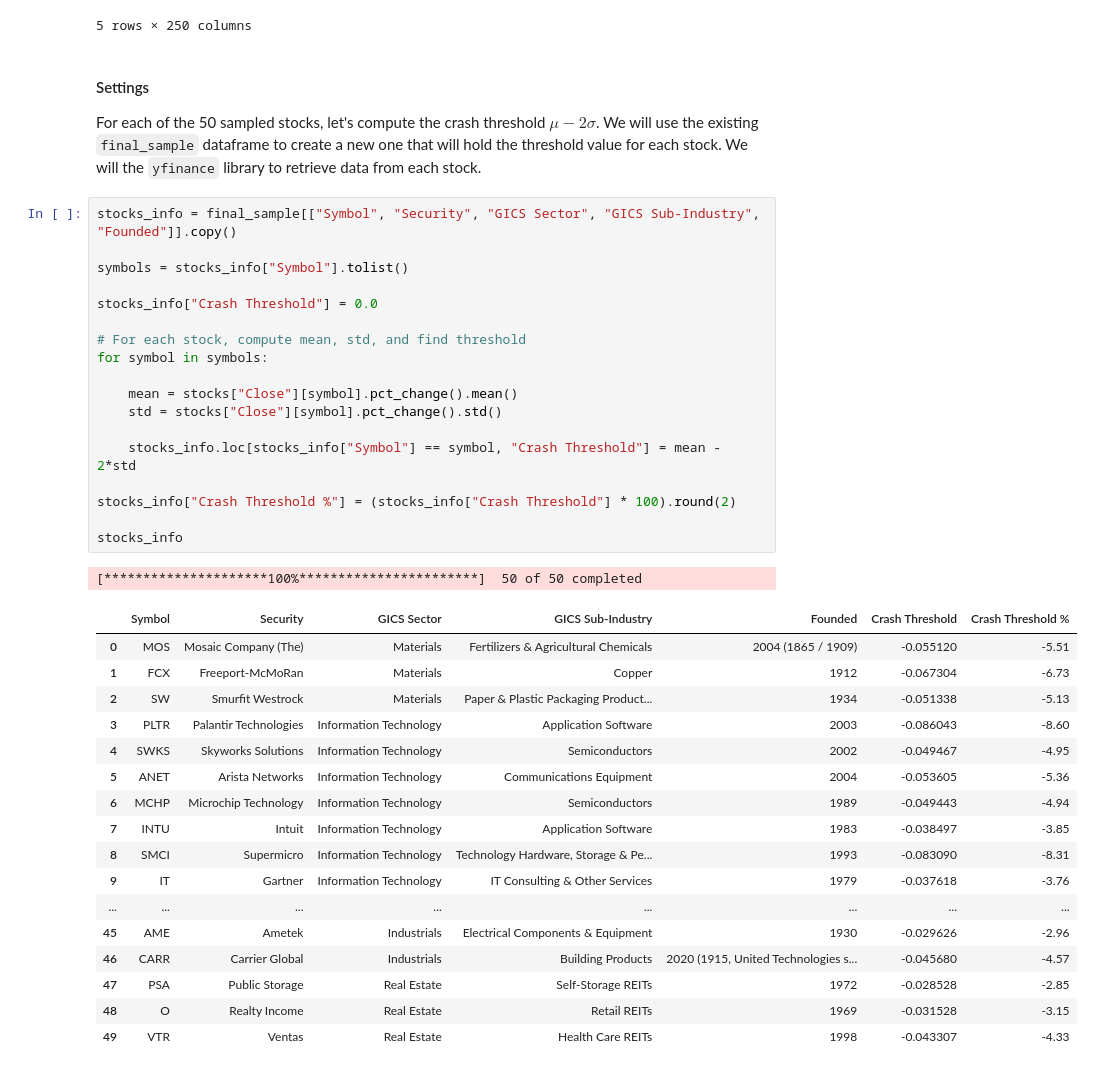
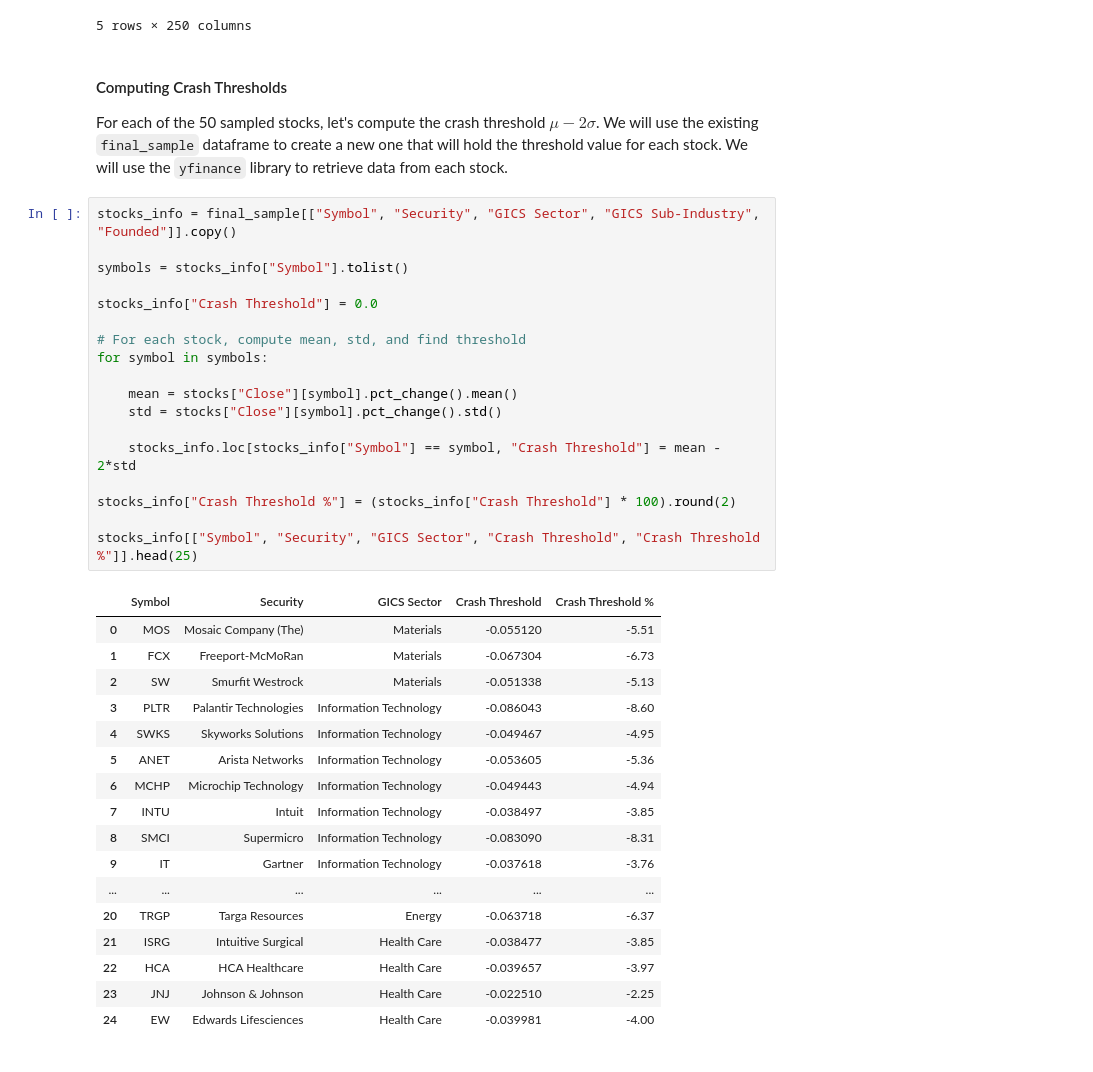
Before and after one commit to yannzg/sp500-rebounds, a Jupyter notebook: analysis.ipynb, the cells around one changed output. Saved outputs shown, nothing was run; the diff lists cells and outputs as text.

```diff
--- a/analysis.ipynb
+++ b/analysis.ipynb
@@ -341,43 +341,42 @@ stocks.head()
 | 2015-01-08 | 23.097130 | 41.652252 | 56.030865 | 47.784492 | 4.132500 | 23.524286 | 606.000000 | 66.145958 | 350.250000 | NaN | ... | ... |
 5 rows × 250 columns
 # %% [markdown]
-#### Settings
+#### Computing Crash Thresholds
 
-For each of the 50 sampled stocks, let's compute the crash threshold $\mu - 2\sigma$. We will use the existing `final_sample` dataframe to create a new one that will hold the threshold value for each stock. We will the `yfinance` library to retrieve data from each stock.
+For each of the 50 sampled stocks, let's compute the crash threshold $\mu - 2\sigma$. We will use the existing `final_sample` dataframe to create a new one that will hold the threshold value for each stock. We will use the `yfinance` library to retrieve data from each stock.
 # %%
 stocks_info = final_sample[["Symbol", "Security", "GICS Sector", "GICS Sub-Industry", "Founded"]].copy()
 
 symbols = stocks_info["Symbol"].tolist()
 
 stocks_info["Crash Threshold"] = 0.0
 
 # For each stock, compute mean, std, and find threshold
 for symbol in symbols:
 
     mean = stocks["Close"][symbol].pct_change().mean()
     std = stocks["Close"][symbol].pct_change().std()
 
     stocks_info.loc[stocks_info["Symbol"] == symbol, "Crash Threshold"] = mean - 2*std
 
 stocks_info["Crash Threshold %"] = (stocks_info["Crash Threshold"] * 100).round(2)
 
-stocks_info
+stocks_info[["Symbol", "Security", "GICS Sector", "Crash Threshold", "Crash Threshold %"]].head(25)
 # %% [output]
-[*********************100%***********************]  50 of 50 completed
-|  | Symbol | Security | GICS Sector | GICS Sub-Industry | Founded | Crash Threshold | Crash Threshold % |
-| 0 | MOS | Mosaic Company (The) | Materials | Fertilizers & Agricultural Chemicals | 2004 (1865 / 1909) | -0.055120 | -5.51 |
-| 1 | FCX | Freeport-McMoRan | Materials | Copper | 1912 | -0.067304 | -6.73 |
-| 2 | SW | Smurfit Westrock | Materials | Paper & Plastic Packaging Product... | 1934 | -0.051338 | -5.13 |
-| 3 | PLTR | Palantir Technologies | Information Technology | Application Software | 2003 | -0.086043 | -8.60 |
-| 4 | SWKS | Skyworks Solutions | Information Technology | Semiconductors | 2002 | -0.049467 | -4.95 |
-| 5 | ANET | Arista Networks | Information Technology | Communications Equipment | 2004 | -0.053605 | -5.36 |
-| 6 | MCHP | Microchip Technology | Information Technology | Semiconductors | 1989 | -0.049443 | -4.94 |
-| 7 | INTU | Intuit | Information Technology | Application Software | 1983 | -0.038497 | -3.85 |
-| 8 | SMCI | Supermicro | Information Technology | Technology Hardware, Storage & Pe... | 1993 | -0.083090 | -8.31 |
-| 9 | IT | Gartner | Information Technology | IT Consulting & Other Services | 1979 | -0.037618 | -3.76 |
-| ... | ... | ... | ... | ... | ... | ... | ... |
-| 45 | AME | Ametek | Industrials | Electrical Components & Equipment | 1930 | -0.029626 | -2.96 |
-| 46 | CARR | Carrier Global | Industrials | Building Products | 2020 (1915, United Technologies s... | -0.045680 | -4.57 |
-| 47 | PSA | Public Storage | Real Estate | Self-Storage REITs | 1972 | -0.028528 | -2.85 |
-| 48 | O | Realty Income | Real Estate | Retail REITs | 1969 | -0.031528 | -3.15 |
-| 49 | VTR | Ventas | Real Estate | Health Care REITs | 1998 | -0.043307 | -4.33 |
+|  | Symbol | Security | GICS Sector | Crash Threshold | Crash Threshold % |
+| 0 | MOS | Mosaic Company (The) | Materials | -0.055120 | -5.51 |
+| 1 | FCX | Freeport-McMoRan | Materials | -0.067304 | -6.73 |
+| 2 | SW | Smurfit Westrock | Materials | -0.051338 | -5.13 |
+| 3 | PLTR | Palantir Technologies | Information Technology | -0.086043 | -8.60 |
+| 4 | SWKS | Skyworks Solutions | Information Technology | -0.049467 | -4.95 |
+| 5 | ANET | Arista Networks | Information Technology | -0.053605 | -5.36 |
+| 6 | MCHP | Microchip Technology | Information Technology | -0.049443 | -4.94 |
+| 7 | INTU | Intuit | Information Technology | -0.038497 | -3.85 |
+| 8 | SMCI | Supermicro | Information Technology | -0.083090 | -8.31 |
+| 9 | IT | Gartner | Information Technology | -0.037618 | -3.76 |
+| ... | ... | ... | ... | ... | ... |
+| 20 | TRGP | Targa Resources | Energy | -0.063718 | -6.37 |
+| 21 | ISRG | Intuitive Surgical | Health Care | -0.038477 | -3.85 |
+| 22 | HCA | HCA Healthcare | Health Care | -0.039657 | -3.97 |
+| 23 | JNJ | Johnson & Johnson | Health Care | -0.022510 | -2.25 |
+| 24 | EW | Edwards Lifesciences | Health Care | -0.039981 | -4.00 |
```
Also changed, not shown: parts of 3 cells of this notebook.
